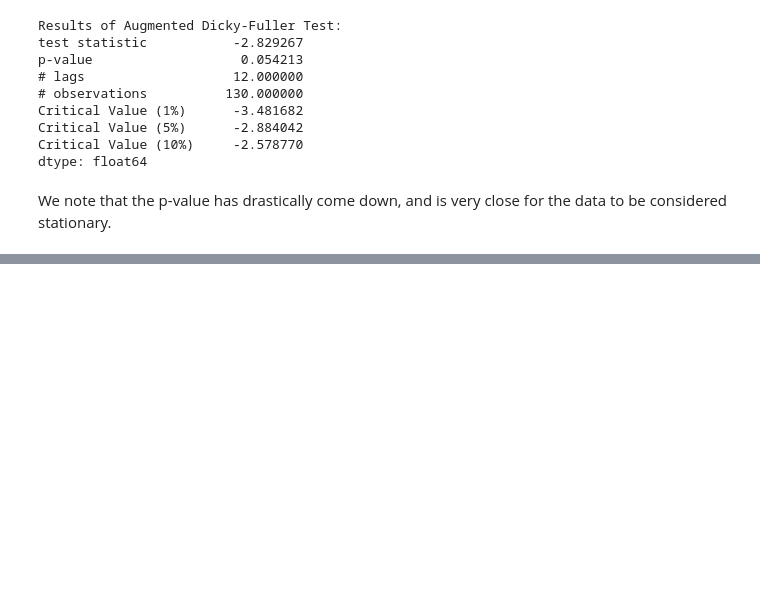
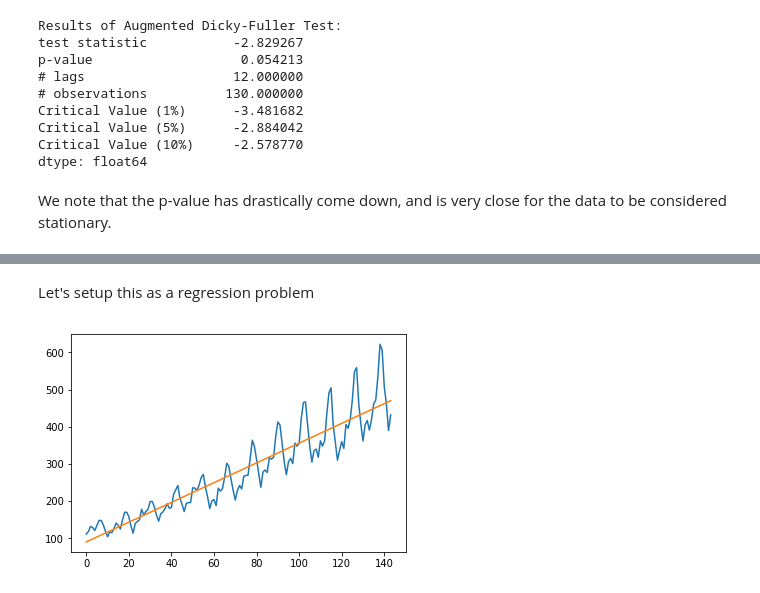
Before and after one commit to sudhirnpathak/Time-Series-Analysis-Python, a Jupyter notebook: nb2_characteristics_conditions_time_series_data.ipynb, the cells around one changed output, grey strips where cells are left out. Cells and saved outputs as stored; diff of their text form; code cells hidden in the pictures; blank space fills up the shorter version.

```diff
--- a/nb2_characteristics_conditions_time_series_data.ipynb
+++ b/nb2_characteristics_conditions_time_series_data.ipynb
@@ -352,0 +472,9 @@ We note that the p-value has drastically come down, and is very close for the da
+# %%
+dateparse = lambda dates: pd.datetime.strptime(dates, '%Y-%m')
+
+df = pd.read_csv('./data/air_passengers.csv',
+                 parse_dates = ['Month'],
+                 index_col = 'Month',
+                 date_parser = dateparse)
+
+df.shape
@@ -352,0 +493,17 @@ We note that the p-value has drastically come down, and is very close for the da
+# %% [markdown]
+Let's setup this as a regression problem
+# %%
+X = [i for i in range(len(df))]
+X = np.reshape(X, (len(X), 1))      # input feature
+y = df.values                       # target
+
+model = LinearRegression()
+model.fit(X, y)
+
+trend = model.predict(X)           # calculate trend
+# %%
+plt.plot(y)
+plt.plot(trend)
+plt.show()
+# %% [output]
+[figure, added]
```
Also changed, not shown: parts of 16 cells of this notebook.
